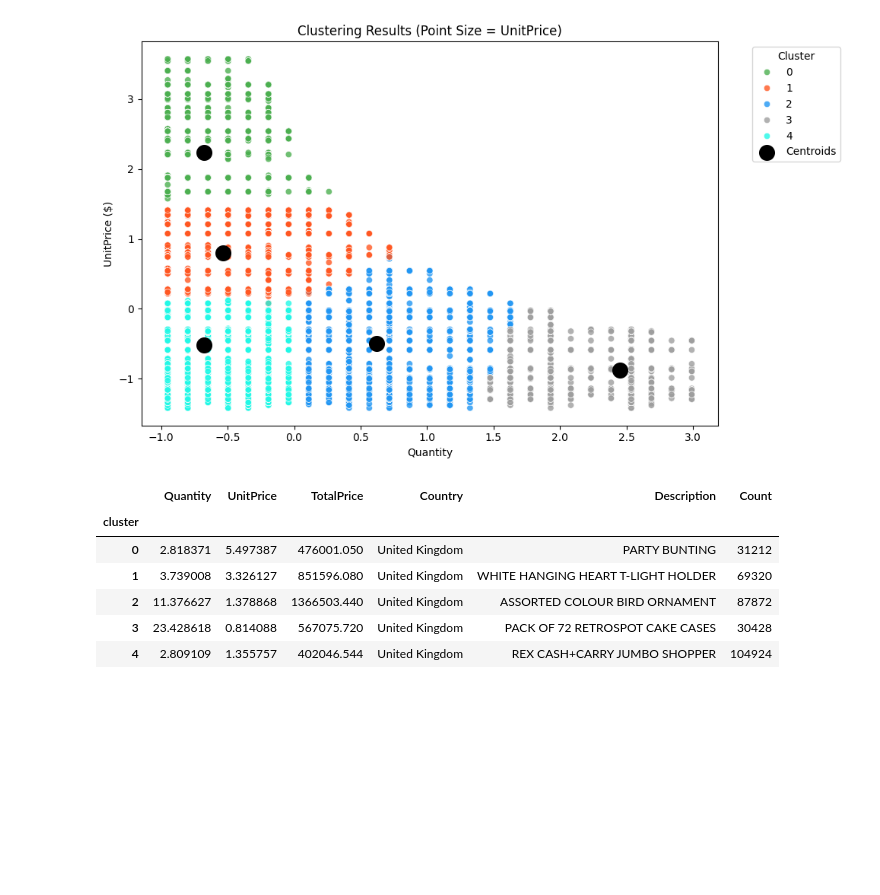
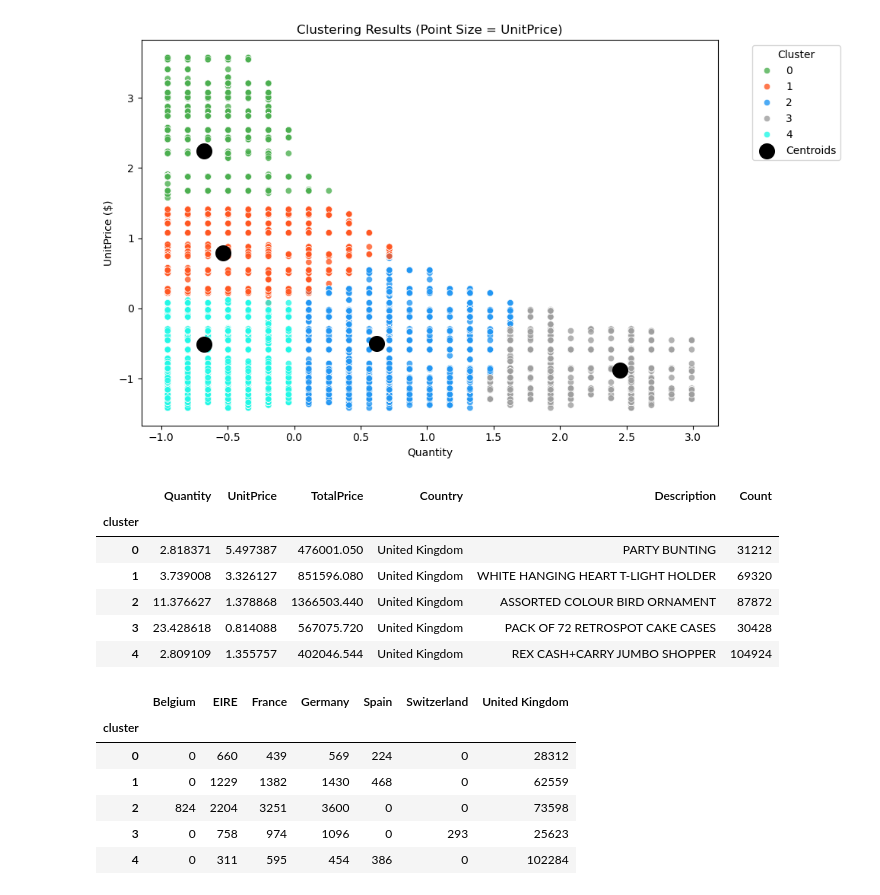
Before and after one commit to muhamedrar/Online-Retail, a Jupyter notebook: clustering_notebook.ipynb, the cells around one changed output. Saved outputs shown, nothing was run; the diff lists cells and outputs as text; code cells hidden in the pictures; blank space fills up the shorter version.

```diff
--- a/clustering_notebook.ipynb
+++ b/clustering_notebook.ipynb
@@ -267,3 +98,21 @@ segment_summary
 | 2 | 11.376627 | 1.378868 | 1366503.440 | United Kingdom | ASSORTED COLOUR BIRD ORNAMENT | 87872 |
 | 3 | 23.428618 | 0.814088 | 567075.720 | United Kingdom | PACK OF 72 RETROSPOT CAKE CASES | 30428 |
 | 4 | 2.809109 | 1.355757 | 402046.544 | United Kingdom | REX CASH+CARRY JUMBO SHOPPER | 104924 |
+# %%
+# top 5 countries in each cluster
+top_countries = prep_data.groupby('cluster')['Country'].value_counts().groupby(level=0).head(5).reset_index(name='Count')
+top_countries = top_countries.pivot(index='cluster', columns='Country', values='Count').fillna(0)
+top_countries = top_countries.astype(int)  # Convert counts to integers
+top_countries = top_countries.reset_index()
+top_countries.columns.name = None  # Remove the name of the columns index
+top_countries = top_countries.set_index('cluster')
+# %%
+top_countries
+# %% [output]
+|  | Belgium | EIRE | France | Germany | Spain | Switzerland | United Kingdom |
+| cluster |  |  |  |  |  |  |  |
+| 0 | 0 | 660 | 439 | 569 | 224 | 0 | 28312 |
+| 1 | 0 | 1229 | 1382 | 1430 | 468 | 0 | 62559 |
+| 2 | 824 | 2204 | 3251 | 3600 | 0 | 0 | 73598 |
+| 3 | 0 | 758 | 974 | 1096 | 0 | 293 | 25623 |
+| 4 | 0 | 311 | 595 | 454 | 386 | 0 | 102284 |
```
Also changed, not shown: parts of 21 cells of this notebook, 4 other files.
